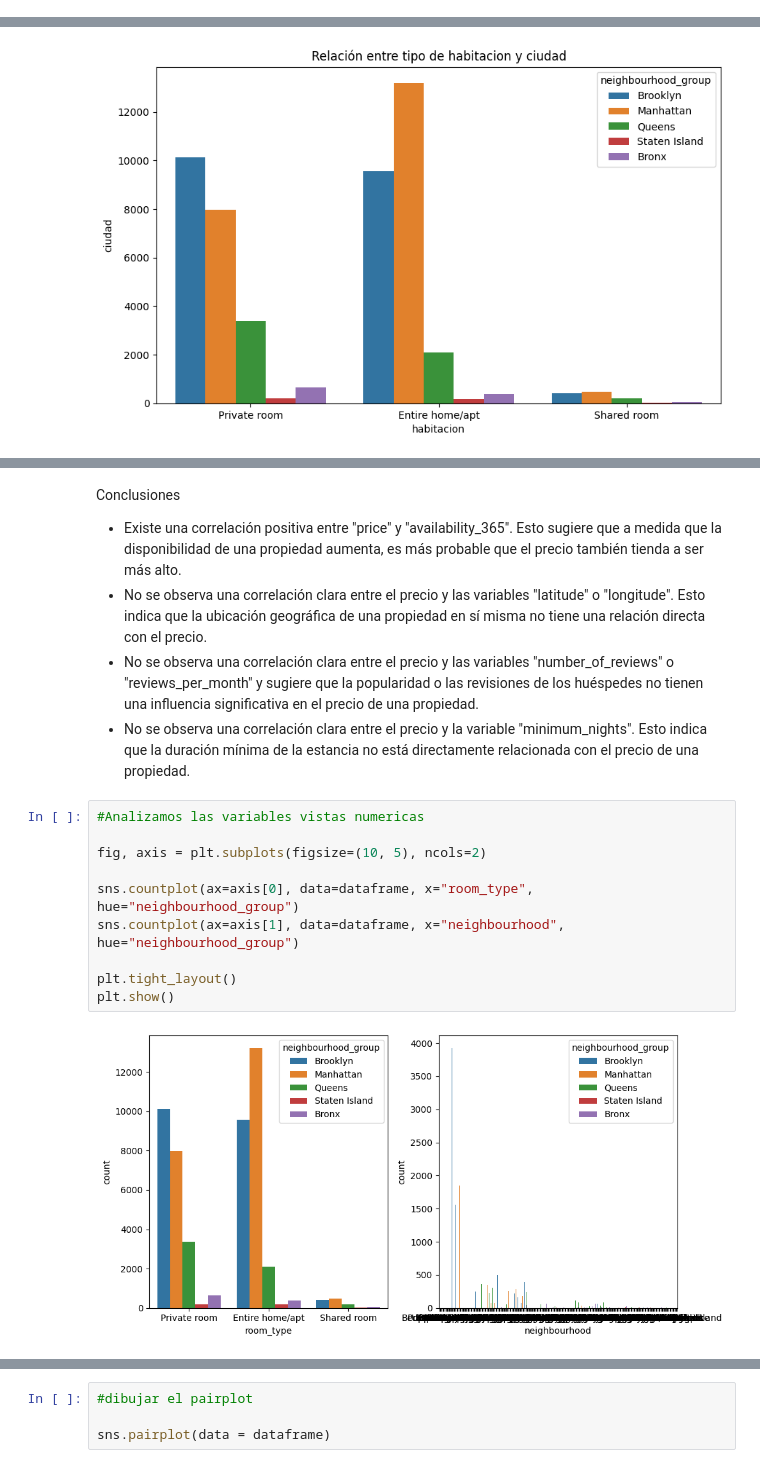
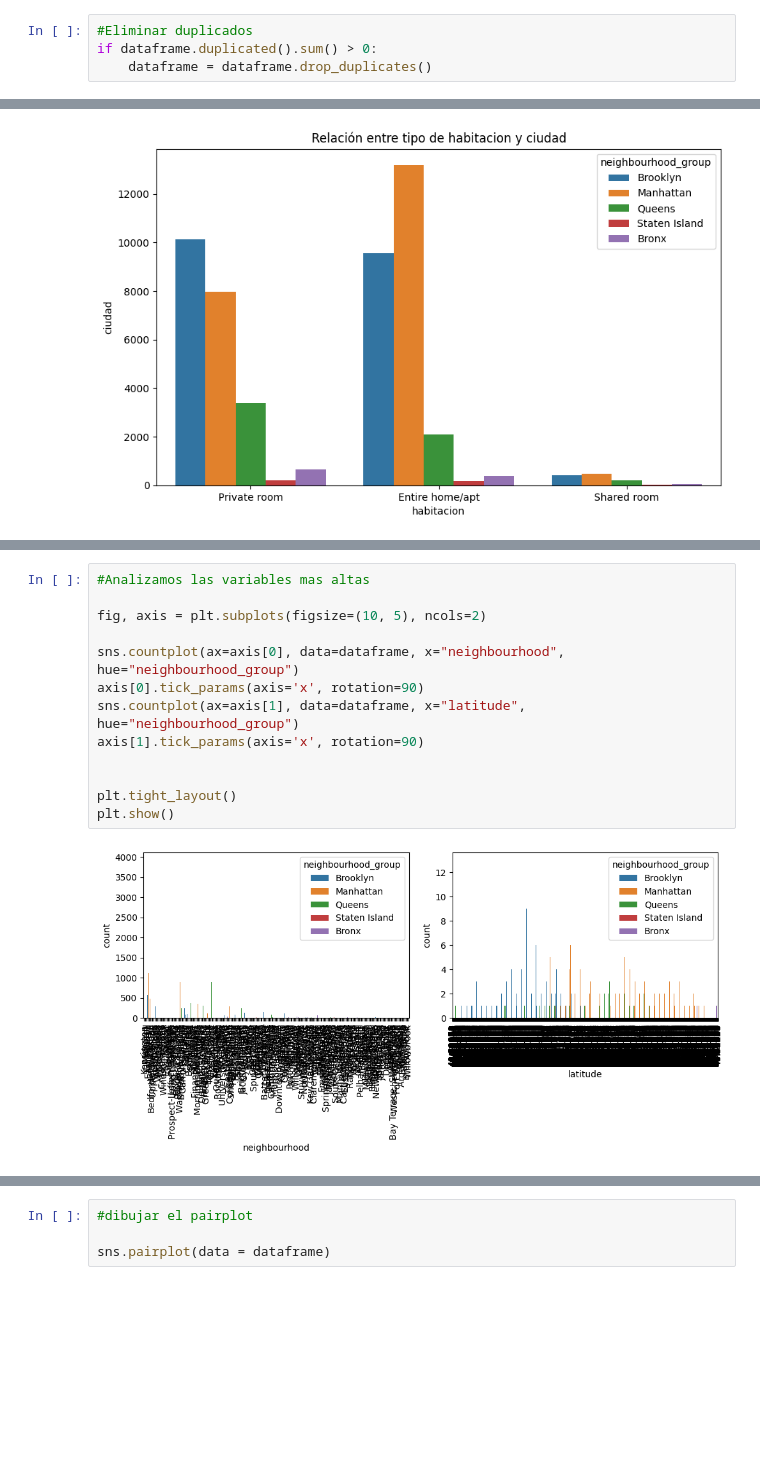
Before and after one commit to jaimed411/013-PROYECTO1-machine-learning-airbnb, a Jupyter notebook: src/appppp.ipynb, the cells around one changed output, grey strips where cells are left out. Drawn from its saved outputs; the diff is of its cells as text; blank space fills up the shorter version.

```diff
--- a/src/appppp.ipynb
+++ b/src/appppp.ipynb
@@ -80,0 +67,4 @@ dataframe.drop("availability_365", axis = 1).duplicated().sum()
+# %%
+#Eliminar duplicados
+if dataframe.duplicated().sum() > 0:
+    dataframe = dataframe.drop_duplicates()
@@ -254,19 +300,15 @@ plt.show()
-# %% [markdown]
-Conclusiones
-
-- Existe una correlación positiva entre "price" y "availability_365". Esto sugiere que a medida que la disponibilidad de una propiedad aumenta, es más probable que el precio también tienda a ser más alto.
-- No se observa una correlación clara entre el precio y las variables "latitude" o "longitude". Esto indica que la ubicación geográfica de una propiedad en sí misma no tiene una relación directa con el precio.
-- No se observa una correlación clara entre el precio y las variables "number_of_reviews" o "reviews_per_month" y sugiere que la popularidad o las revisiones de los huéspedes no tienen una influencia significativa en el precio de una propiedad.
-- No se observa una correlación clara entre el precio y la variable "minimum_nights". Esto indica que la duración mínima de la estancia no está directamente relacionada con el precio de una propiedad.
 # %%
-#Analizamos las variables vistas numericas
+#Analizamos las variables mas altas
 
 fig, axis = plt.subplots(figsize=(10, 5), ncols=2)
 
-sns.countplot(ax=axis[0], data=dataframe, x="room_type", hue="neighbourhood_group")
-sns.countplot(ax=axis[1], data=dataframe, x="neighbourhood", hue="neighbourhood_group")
+sns.countplot(ax=axis[0], data=dataframe, x="neighbourhood", hue="neighbourhood_group")
+axis[0].tick_params(axis='x', rotation=90)
+sns.countplot(ax=axis[1], data=dataframe, x="latitude", hue="neighbourhood_group")
+axis[1].tick_params(axis='x', rotation=90)
+
 
 plt.tight_layout()
 plt.show()
 # %% [output]
-[figure, old version]
+[figure, new version]
```
Also changed, not shown: parts of 21 cells of this notebook.
